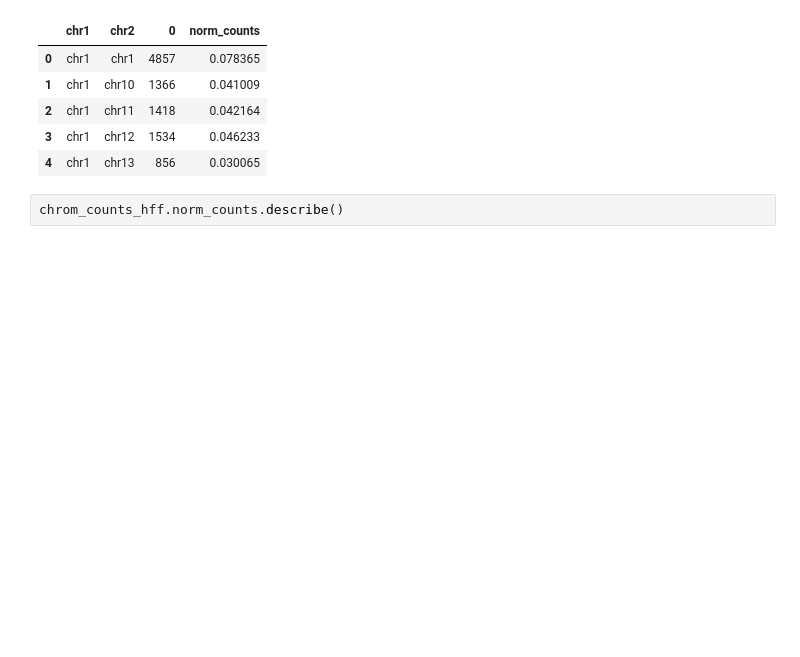
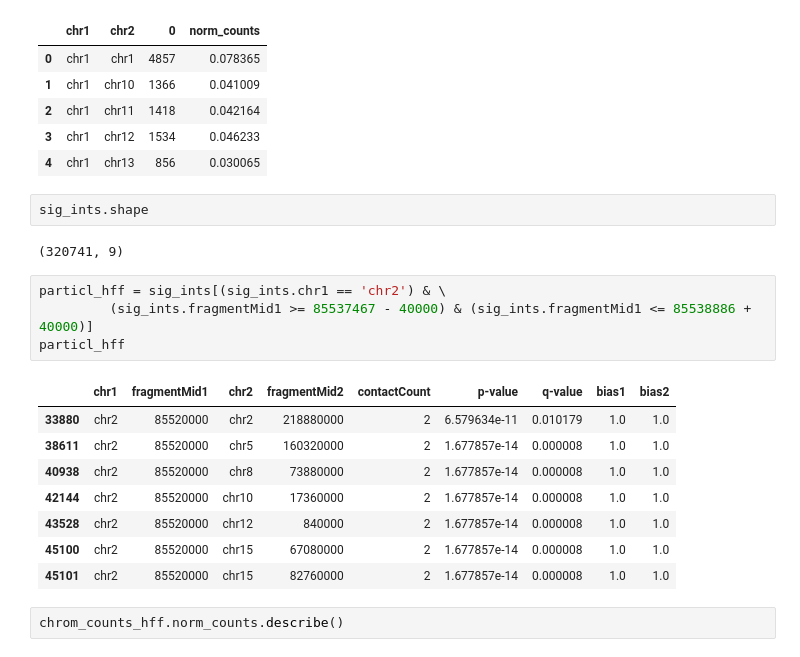
Before and after one commit to joreynajr/GIVE-UP, a Jupyter notebook: scripts/Analyze_Significant_Interactions.ipynb, the cells around one changed output. Saved outputs shown, nothing was run; the diff lists cells and outputs as text; blank space fills up the shorter version.

```diff
--- a/scripts/Analyze_Significant_Interactions.ipynb
+++ b/scripts/Analyze_Significant_Interactions.ipynb
@@ -114,6 +146,23 @@ chrom_counts_hff.head()
 | 2 | chr1 | chr11 | 1418 | 0.042164 |
 | 3 | chr1 | chr12 | 1534 | 0.046233 |
 | 4 | chr1 | chr13 | 856 | 0.030065 |
+# %%
+sig_ints.shape
+# %% [output]
+(320741, 9)
+# %%
+particl_hff = sig_ints[(sig_ints.chr1 == 'chr2') & \
+         (sig_ints.fragmentMid1 >= 85537467 - 40000) & (sig_ints.fragmentMid1 <= 85538886 + 40000)]
+particl_hff
+# %% [output]
+|  | chr1 | fragmentMid1 | chr2 | fragmentMid2 | contactCount | p-value | q-value | bias1 | bias2 |
+| 33880 | chr2 | 85520000 | chr2 | 218880000 | 2 | 6.579634e-11 | 0.010179 | 1.0 | 1.0 |
+| 38611 | chr2 | 85520000 | chr5 | 160320000 | 2 | 1.677857e-14 | 0.000008 | 1.0 | 1.0 |
+| 40938 | chr2 | 85520000 | chr8 | 73880000 | 2 | 1.677857e-14 | 0.000008 | 1.0 | 1.0 |
+| 42144 | chr2 | 85520000 | chr10 | 17360000 | 2 | 1.677857e-14 | 0.000008 | 1.0 | 1.0 |
+| 43528 | chr2 | 85520000 | chr12 | 840000 | 2 | 1.677857e-14 | 0.000008 | 1.0 | 1.0 |
+| 45100 | chr2 | 85520000 | chr15 | 67080000 | 2 | 1.677857e-14 | 0.000008 | 1.0 | 1.0 |
+| 45101 | chr2 | 85520000 | chr15 | 82760000 | 2 | 1.677857e-14 | 0.000008 | 1.0 | 1.0 |
 # %%
 chrom_counts_hff.norm_counts.describe()
 # %% [output]
```
Also changed, not shown: parts of 9 cells of this notebook, 4 other files.
